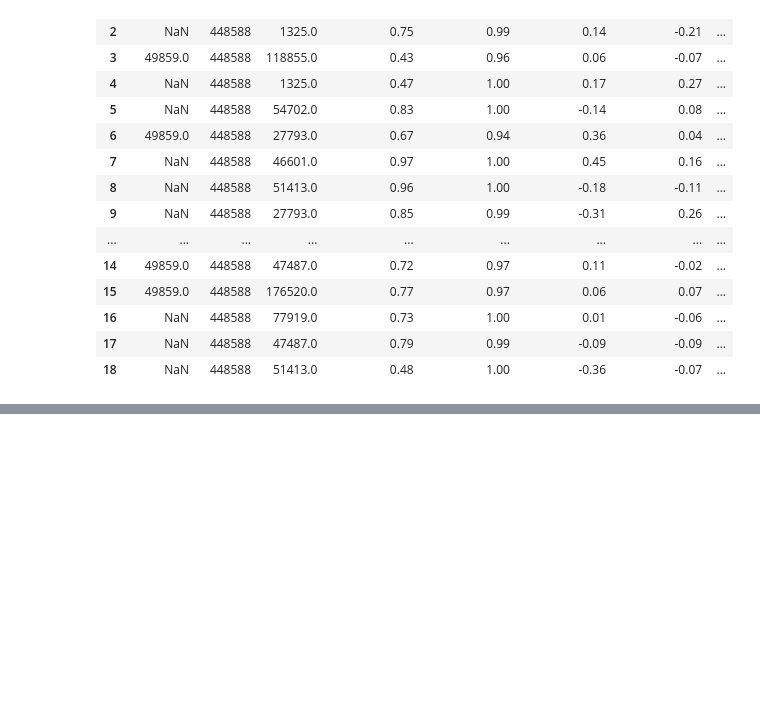
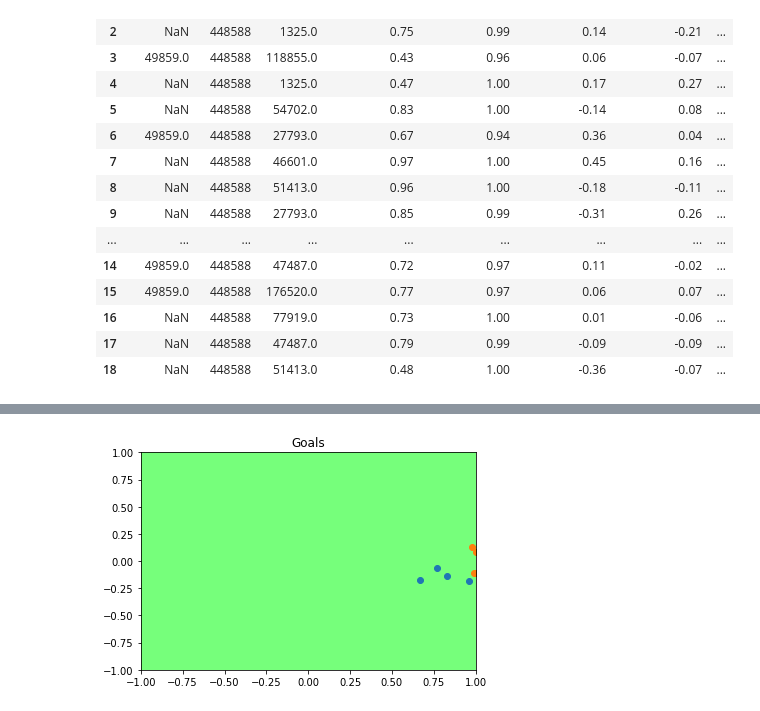
Before and after one commit to d-v-dlee/super_liga_xg, a Jupyter notebook: test_functions.ipynb, the cells around one changed output, grey strips where cells are left out. Drawn from its saved outputs; the diff is of its cells as text; code cells hidden in the pictures; blank space fills up the shorter version.

```diff
--- a/test_functions.ipynb
+++ b/test_functions.ipynb
@@ -149,0 +151,2 @@ ax.set_facecolor('xkcd:lightgreen')
+# %%
+goals = transposed_df[transposed_df['shot_type'].isin([9, 10, 11])].copy()
@@ -149,0 +161,12 @@ ax.set_facecolor('xkcd:lightgreen')
+# %%
+fig, ax = plt.subplots()
+ax.scatter(goals['shot_coord_x1'], goals['shot_coord_y1'])
+ax.scatter(goals['shot_coord_x2'], goals['shot_coord_y2'])
+# ax.scatter(goals['pass_coord_x1'], transposed_df['pass_coord_y1'], color='red')
+# ax.scatter(goals['pass_coord_x2'], transposed_df['pass_coord_y2'], color='yellow')
+ax.set_xlim([-1, 1])
+ax.set_ylim([-1, 1])
+ax.set_title('Goals')
+ax.set_facecolor('xkcd:lightgreen')
+# %% [output]
+[figure, added]
```
Also changed, not shown: parts of 2 cells of this notebook.
